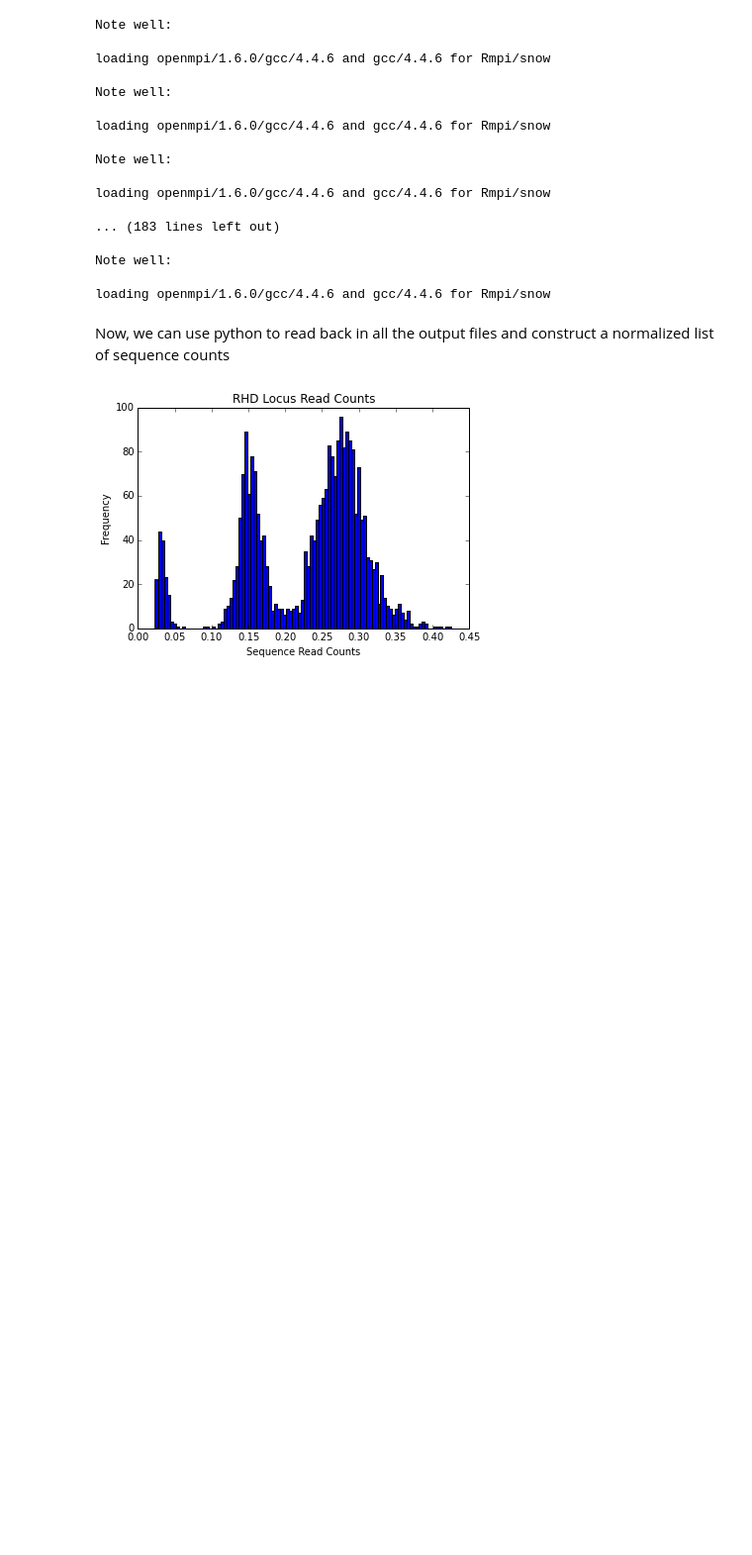
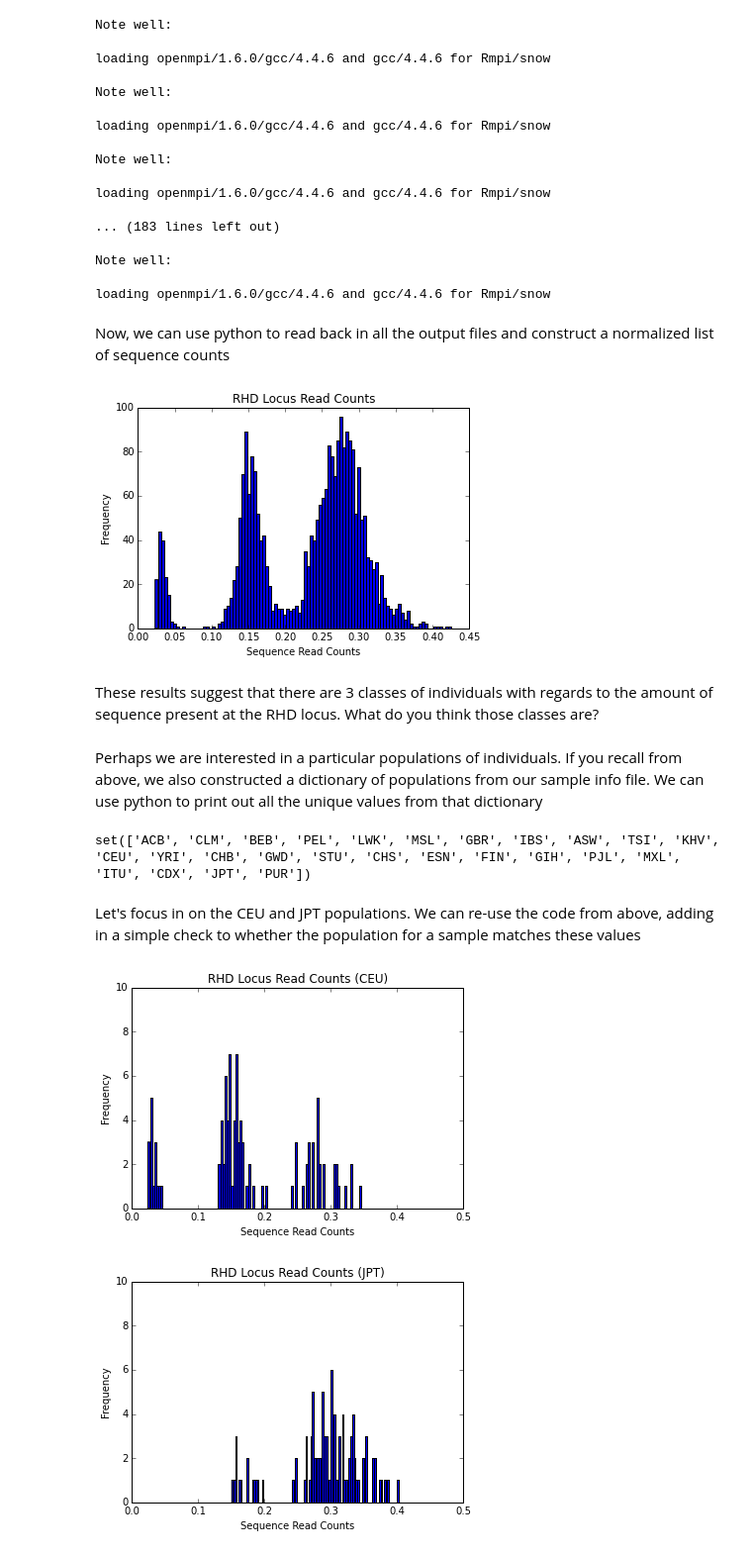
Before and after one commit to bioboot/web-2015, a Jupyter notebook: class-material/read_counts_by_region.ipynb, the cells around one changed output. Shown at 99% size. Cells and saved outputs as stored; diff of their text form; code cells hidden in the pictures; blank space fills up the shorter version.

```diff
--- a/class-material/read_counts_by_region.ipynb
+++ b/class-material/read_counts_by_region.ipynb
@@ -60,7 +61,7 @@ def parseSampleTable( filename ):
 # %% [markdown]
 Note how this function is almost identical to what we used yesterday. Reusing code is not only efficient but is recommended!
 # %%
-samplePath = parseSampleTable( fnSampleInfo )
+samplePath, samplePop = parseSampleTable( fnSampleInfo )
 # %%
 #example
 sample = "HG00112"
@@ -156,7 +158,7 @@ for batchNum in range (numBatches): #for each batch we plan to run
     fileBatch.close()
 
     #submit job to cluster
-    #subprocess.call(["qsub", baseDir+"/jobs/batch"+str(batchNum)+".pbs"])
+    subprocess.call(["qsub", baseDir+"/jobs/batch"+str(batchNum)+".pbs"])
 
     #update index for next iteration
     lastSampleNum = lastSampleNum + numSamplesPerBatch
@@ -232,3 +234,55 @@ plt.ylabel("Frequency")
 plt.show()
 # %% [output]
 [figure]
+# %% [markdown]
+These results suggest that there are 3 classes of individuals with regards to the amount of sequence present at the RHD locus. What do you think those classes are?
+# %% [markdown]
+Perhaps we are interested in a particular populations of individuals. If you recall from above, we also constructed a dictionary of populations from our sample info file. We can use python to print out all the unique values from that dictionary
+# %%
+s = set( val for dic in samplePop for val in samplePop.values())
+print s
+# %% [output]
+set(['ACB', 'CLM', 'BEB', 'PEL', 'LWK', 'MSL', 'GBR', 'IBS', 'ASW', 'TSI', 'KHV', 'CEU', 'YRI', 'CHB', 'GWD', 'STU', 'CHS', 'ESN', 'FIN', 'GIH', 'PJL', 'MXL', 'ITU', 'CDX', 'JPT', 'PUR'])
+# %% [markdown]
+Let's focus in on the CEU and JPT populations. We can re-use the code from above, adding in a simple check to whether the population for a sample matches these values
+# %%
+samples = samplePath.keys()
+rhdListCEU = []
+rhdListJPT = []
+
+for sample in samples:
+
+    #rhd counts
+    cntFile = open(baseDir + "/counts/" + sample + ".cnt", "r")
+    cnt = cntFile.readline()
+    cnt = float(cnt.rstrip()) #float is important, otherwise will treat as STR or INT
+    cntFile.close()
+
+    #chromo 1 counts
+    numFile = open(baseDir + "/counts/" + sample + ".num", "r")
+    num = numFile.readline()
+    num = float(num.rstrip())
+    numFile.close()
+
+    normCnt = 1e3 * (cnt / num) #scale for plotting
+    if samplePop[sample] == "CEU":
+        rhdListCEU.append(normCnt)
+    if samplePop[sample] == "JPT":
+        rhdListJPT.append(normCnt)
+# %%
+plt.hist(rhdListCEU, bins=100)
+plt.title("RHD Locus Read Counts (CEU)")
+plt.xlabel("Sequence Read Counts")
+plt.ylabel("Frequency")
+plt.axis([0, 0.5, 0, 10]) #put on same axis
+plt.show()
+
+plt.hist(rhdListJPT, bins=100)
+plt.title("RHD Locus Read Counts (JPT)")
+plt.xlabel("Sequence Read Counts")
+plt.ylabel("Frequency")
+plt.axis([0, 0.5, 0, 10])
+plt.show()
+# %% [output]
+[figure, added]
+[figure, added]
```
Also changed, not shown: parts of 3 cells of this notebook, 1 other file.
